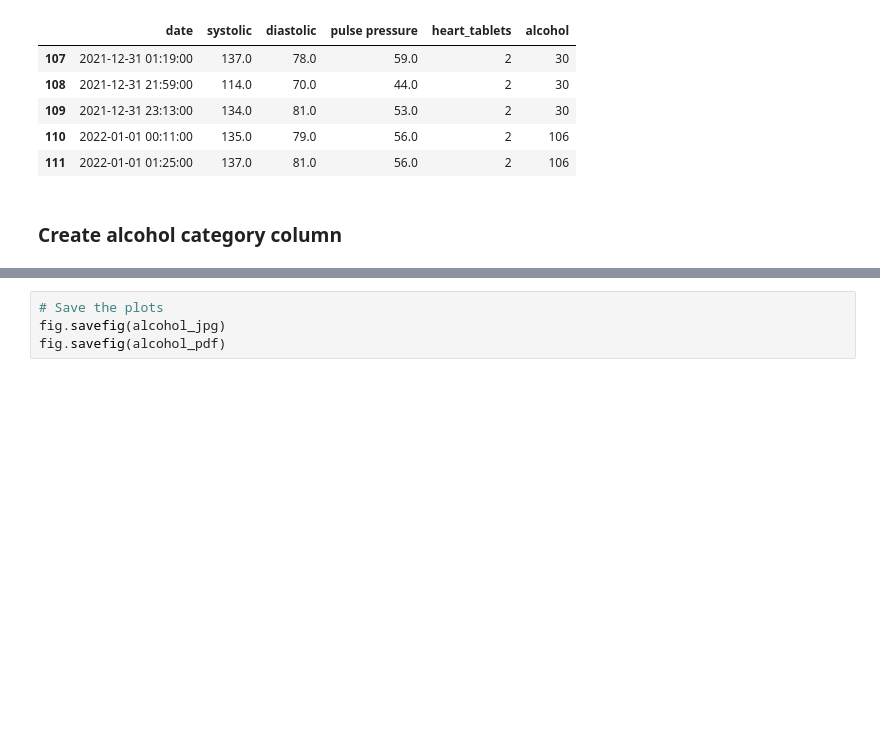
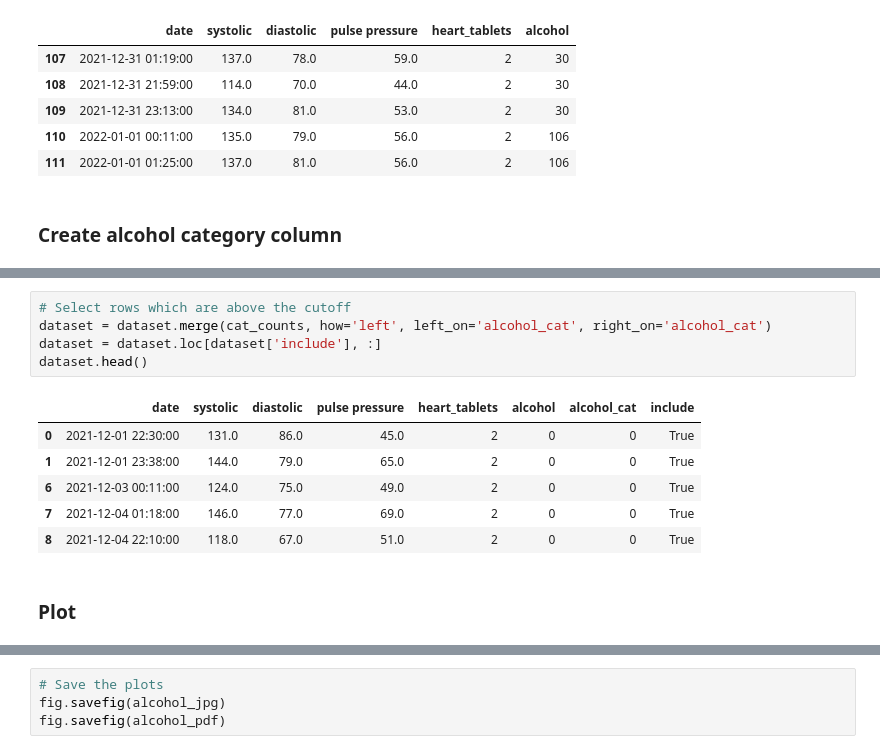
Before and after one commit to trin5tensa/apple_health_analysis, a Jupyter notebook: Notebooks/Explorations/Alcohol Boxenpot.ipynb, the cells around one changed output, grey strips where cells are left out. Drawn from its saved outputs; the diff is of its cells as text; blank space fills up the shorter version.

```diff
--- a/Notebooks/Explorations/Alcohol Boxenpot.ipynb
+++ b/Notebooks/Explorations/Alcohol Boxenpot.ipynb
@@ -84,3 +132,17 @@ heds.tail()
+# %%
+# Select rows which are above the cutoff
+dataset = dataset.merge(cat_counts, how='left', left_on='alcohol_cat', right_on='alcohol_cat')
+dataset = dataset.loc[dataset['include'], :]
+dataset.head()
+# %% [output]
+|  | date | systolic | diastolic | pulse pressure | heart_tablets | alcohol | alcohol_cat | include |
+| 0 | 2021-12-01 22:30:00 | 131.0 | 86.0 | 45.0 | 2 | 0 | 0 | True |
+| 1 | 2021-12-01 23:38:00 | 144.0 | 79.0 | 65.0 | 2 | 0 | 0 | True |
+| 6 | 2021-12-03 00:11:00 | 124.0 | 75.0 | 49.0 | 2 | 0 | 0 | True |
+| 7 | 2021-12-04 01:18:00 | 146.0 | 77.0 | 69.0 | 2 | 0 | 0 | True |
+| 8 | 2021-12-04 22:10:00 | 118.0 | 67.0 | 51.0 | 2 | 0 | 0 | True |
+# %% [markdown]
+### Plot
 # %%
 fig, axes = pyplot.subplots(nrows=4, ncols=1, figsize=(10, 22))
 
```
Also changed, not shown: parts of 11 cells of this notebook.
